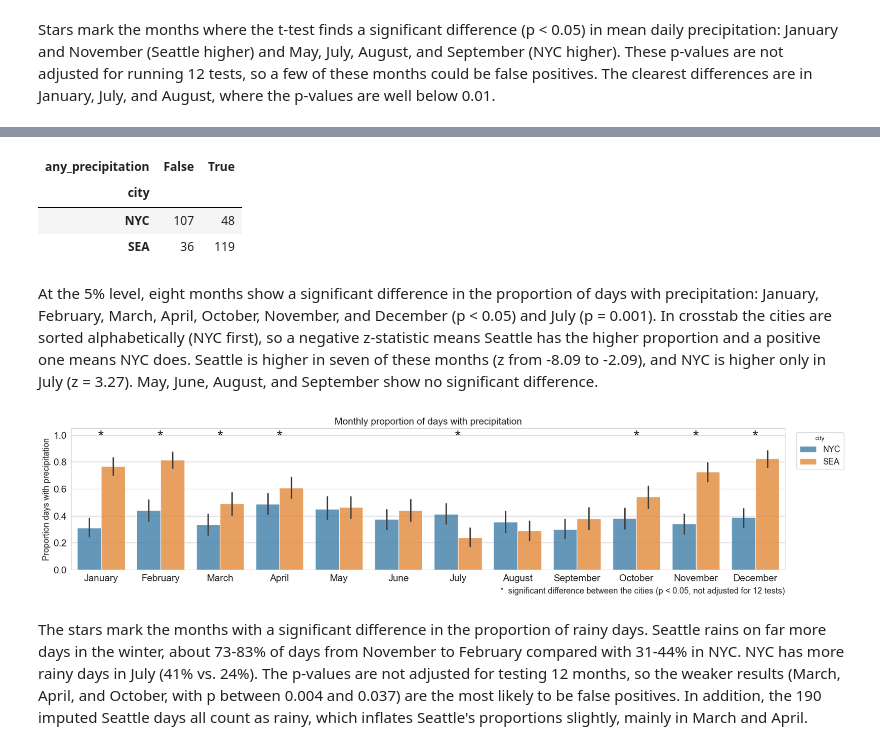
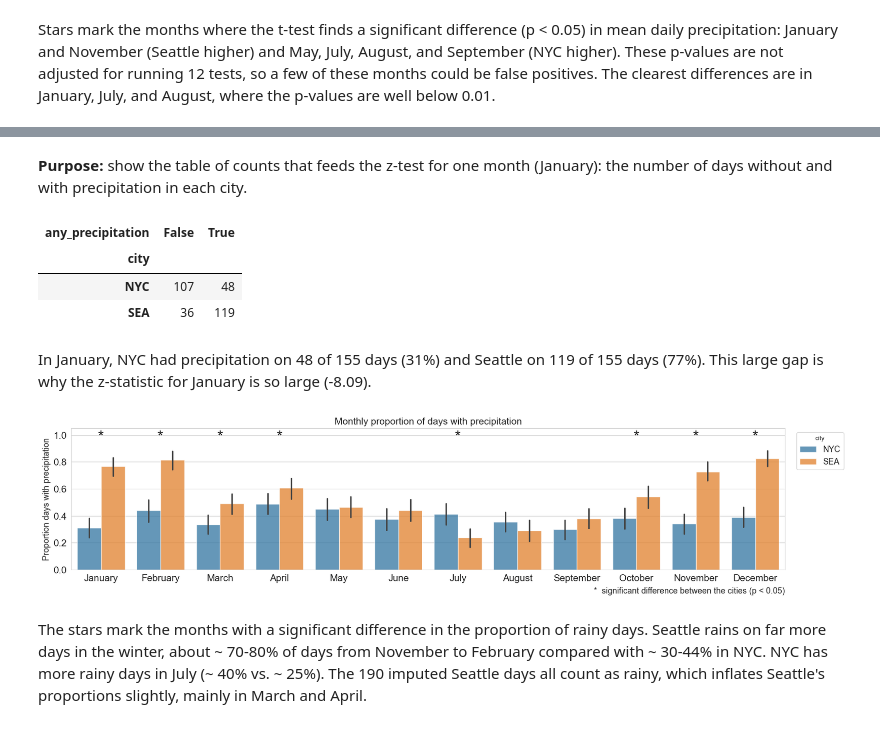
Before and after one commit to giangtranq/weather, a Jupyter notebook: code/Weather_Data.ipynb, the cells around one changed output, grey strips where cells are left out. Saved outputs shown, nothing was run; the diff lists cells and outputs as text; code cells hidden in the pictures.

```diff
--- a/code/Weather_Data.ipynb
+++ b/code/Weather_Data.ipynb
@@ -752,3 +843,5 @@ p-value = 0.000
+# %% [markdown]
+**Purpose:** show the table of counts that feeds the z-test for one month (January): the number of days without and with precipitation in each city.
 # %%
 contingency_table = pd.crosstab(
     df.loc[df['month'] == 1, 'city'], df.loc[df['month'] == 1, 'any_precipitation'])
@@ -759,29 +852,29 @@ contingency_table
 | NYC | 107 | 48 |
 | SEA | 36 | 119 |
 # %% [markdown]
-At the 5% level, eight months show a significant difference in the proportion of days with precipitation: January, February, March, April, October, November, and December (p < 0.05) and July (p = 0.001). In crosstab the cities are sorted alphabetically (NYC first), so a negative z-statistic means Seattle has the higher proportion and a positive one means NYC does. Seattle is higher in seven of these months (z from -8.09 to -2.09), and NYC is higher only in July (z = 3.27). May, June, August, and September show no significant difference.
+In January, NYC had precipitation on 48 of 155 days (31%) and Seattle on 119 of 155 days (77%). This large gap is why the z-statistic for January is so large (-8.09).
 # %%
 plt.figure(figsize=(20, 4))
 sns.barplot(data=df, x='month', y='any_precipitation', hue='city', alpha=0.75)
 plt.xlabel(None)
 plt.ylabel('Proportion days with precipitation', fontsize=13)
 plt.title('Monthly proportion of days with precipitation', fontsize=15)
 
 plt.tick_params(labelsize=15)
 plt.xticks(ticks=range(12), labels=month_names)
 plt.ylim(0, 1.05)
 
 # Add stars for significantly different months
 for month in range(12):
     if significantly_different_proportion[month] == 1:
         plt.text(month, 0.95, '*', ha='center', fontsize=25)
 
 # Legend outside the plot, and a note explaining the star
 plt.legend(title='city', loc='upper left', bbox_to_anchor=(1.01, 1.0), fontsize=13)
-plt.figtext(0.9, -0.02, '*  significant difference between the cities (p < 0.05, not adjusted for 12 tests)',
+plt.figtext(0.9, -0.02, '*  significant difference between the cities (p < 0.05)',
             ha='right', fontsize=13)
 plt.show()
 # %% [output]
-[figure, old version]
+[figure, new version]
 # %% [markdown]
-The stars mark the months with a significant difference in the proportion of rainy days. Seattle rains on far more days in the winter, about 73-83% of days from November to February compared with 31-44% in NYC. NYC has more rainy days in July (41% vs. 24%). The p-values are not adjusted for testing 12 months, so the weaker results (March, April, and October, with p between 0.004 and 0.037) are the most likely to be false positives. In addition, the 190 imputed Seattle days all count as rainy, which inflates Seattle's proportions slightly, mainly in March and April.
+The stars mark the months with a significant difference in the proportion of rainy days. Seattle rains on far more days in the winter, about ~ 70-80% of days from November to February compared with ~ 30-44% in NYC. NYC has more rainy days in July (~ 40% vs. ~ 25%). The 190 imputed Seattle days all count as rainy, which inflates Seattle's proportions slightly, mainly in March and April.
```
Also changed, not shown: parts of 81 cells of this notebook.
